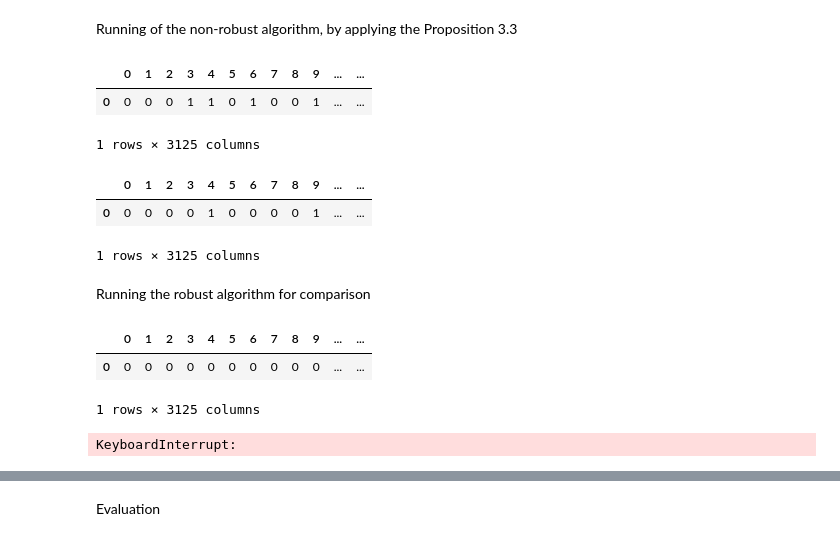
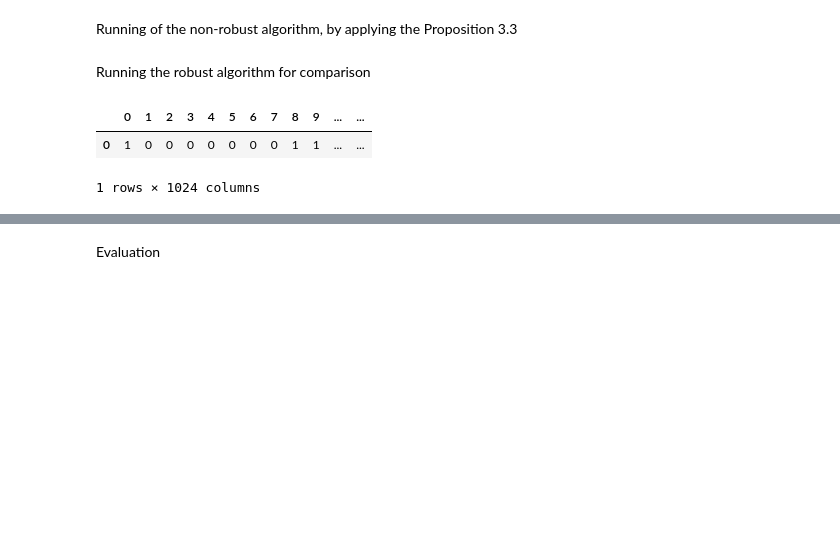
Before and after one commit to CecileDecker/Q_learning, a Jupyter notebook: Pub_StockInvesting.ipynb, the cells around one changed output, grey strips where cells are left out. Cells and saved outputs as stored; diff of their text form; code cells hidden in the pictures; blank space fills up the shorter version.

```diff
--- a/Pub_StockInvesting.ipynb
+++ b/Pub_StockInvesting.ipynb
@@ -104,9 +126,10 @@ ret3 = returns_train_3
 Definition of the parameters to use the algorithm
 # %%
 # State Space
-T = [-2, -1, 0, 1, 2]
+T = [-2, -1, 1, 2]
 X = np.array(list(itertools.product(T, repeat=h)))
 #X
+#X2 = np.array(list(itertools.product(T, repeat=h2)))
 # %%
 A = np.array([0, 1]) # Actions
 
@@ -279,38 +259,2 @@ def P_worse2(x,a):
-# %%
-def p1(x, a, y):
-    ind = np.flatnonzero((x_0==X).all(1))[0]
-    p_d, p_d0, p_0, p_u0, p_u = p1_list[ind]
-    return p_d * np.all(y==np.concatenate([x[1:],[-2]])) + p_d0*np.all(y==np.concatenate([x[1:],[-1]])) + p_0*np.all(y==np.concatenate([x[1:],[0]])) + p_u0*np.all(y==np.concatenate([x[1:],[1]])) + p_u*np.all(y==np.concatenate([x[1:],[2]]))
-
-def P1(x,a):
-    ind = np.flatnonzero((x_0==X).all(1))[0]
-    p_d, p_d0, p_0, p_u0, p_u = p1_list[ind]
-    rand_unif = (np.random.random_sample(size=1))
-    rand = - 2*int(rand_unif < p_d) - 1*int((rand_unif >= (p_d)) * (rand_unif < (p_d+p_d0))) + 0*int((rand_unif >= (p_d+p_d0)) * (rand_unif < (p_d+p_d0+p_0))) + 1*int((rand_unif >= (p_d+p_d0+p_0)) * (rand_unif < (p_d+p_d0+p_0+p_u0))) + 2*int(rand_unif >= (p_d+p_d0+p_0+p_u0))
-    return np.concatenate([x[1:],[rand]])
-
-def p2(x, a, y):
-    ind = np.flatnonzero((x_0==X).all(1))[0]
-    p_d, p_d0, p_0, p_u0, p_u = p2_list[ind]
-    return p_d * np.all(y==np.concatenate([x[1:],[-2]])) + p_d0*np.all(y==np.concatenate([x[1:],[-1]])) + p_0*np.all(y==np.concatenate([x[1:],[0]])) + p_u0*np.all(y==np.concatenate([x[1:],[1]])) + p_u*np.all(y==np.concatenate([x[1:],[2]]))
-
-def P2(x,a):
-    ind = np.flatnonzero((x_0==X).all(1))[0]
-    p_d, p_d0, p_0, p_u0, p_u = p2_list[ind]
-    rand_unif = (np.random.random_sample(size=1))
-    rand = - 2*int(rand_unif < p_d) - 1*int((rand_unif >= (p_d)) * (rand_unif < (p_d+p_d0))) + 0*int((rand_unif >= (p_d+p_d0)) * (rand_unif < (p_d+p_d0+p_0))) + 1*int((rand_unif >= (p_d+p_d0+p_0)) * (rand_unif < (p_d+p_d0+p_0+p_u0))) + 2*int(rand_unif >= (p_d+p_d0+p_0+p_u0))
-    return np.concatenate([x[1:],[rand]])
-
-def p3(x, a, y):
-    ind = np.flatnonzero((x_0==X).all(1))[0]
-    p_d, p_d0, p_0, p_u0, p_u = p3_list[ind]
-    return p_d * np.all(y==np.concatenate([x[1:],[-2]])) + p_d0*np.all(y==np.concatenate([x[1:],[-1]])) + p_0*np.all(y==np.concatenate([x[1:],[0]])) + p_u0*np.all(y==np.concatenate([x[1:],[1]])) + p_u*np.all(y==np.concatenate([x[1:],[2]]))
-
-def P3(x,a):
-    ind = np.flatnonzero((x_0==X).all(1))[0]
-    p_d, p_d0, p_0, p_u0, p_u = p3_list[ind]
-    rand_unif = (np.random.random_sample(size=1))
-    rand = - 2*int(rand_unif < p_d) - 1*int((rand_unif >= (p_d)) * (rand_unif < (p_d+p_d0))) + 0*int((rand_unif >= (p_d+p_d0)) * (rand_unif < (p_d+p_d0+p_0))) + 1*int((rand_unif >= (p_d+p_d0+p_0)) * (rand_unif < (p_d+p_d0+p_0+p_u0))) + 2*int(rand_unif >= (p_d+p_d0+p_0+p_u0))
-    return np.concatenate([x[1:],[rand]])
 # %% [markdown]
 Running of the non-robust algorithm, by applying the Proposition 3.3
@@ -325,49 +261,24 @@ def a_opt(t, Q_opt):
-# %%
-df1 = pd.DataFrame(np.array([[a_opt(x, Q_0_1) for x in X]]))
-#df.columns = ['-2', '-1', '0', '1', '2']
-df1
-# %% [output]
-|  | 0 | 1 | 2 | 3 | 4 | 5 | 6 | 7 | 8 | 9 | ... | ... |
-| 0 | 0 | 0 | 0 | 1 | 1 | 0 | 1 | 0 | 0 | 1 | ... | ... |
-1 rows × 3125 columns
-# %%
-Nr_iter = 1_000_000
-Q_0_2, V = q_learning(X, A, r, P_worse2, alpha, x_0, eps_greedy, Nr_iter, gamma_t_tilde = lambda t: 1/(t+1), Q_0 = 2*np.ones([len(X),len(A)]))#q_learning(X, A, r, MU_tilde, alpha, x_0, eps_greedy, Nr_iter, gamma_t_tilde = lambda t: 1/(t+1), Q_0 = np.ones([len(X),len(A)]))
-df2 = pd.DataFrame(np.array([[a_opt(x, Q_0_2) for x in X]]))
-df2
-# %% [output]
-|  | 0 | 1 | 2 | 3 | 4 | 5 | 6 | 7 | 8 | 9 | ... | ... |
-| 0 | 0 | 0 | 0 | 0 | 1 | 0 | 0 | 0 | 0 | 1 | ... | ... |
-1 rows × 3125 columns
 # %% [markdown]
 Running the robust algorithm for comparison
 # %%
-Nr_iter = 10_000
-Q_opt_robust, V = robust_q_learning_v2(X, A, r, np.array([P1, P2, P3]), np.array([p1, p2, p3]), alpha, x_0, k_0, eps_greedy, Nr_iter, gamma_t_tilde = lambda t: 1/(t+1), Q_0 = np.ones([len(X),len(A)]))
+Nr_iter = 1_000_000
+Q_opt_robust_1, V_1 = robust_q_learning_v2(X, A, r1, np.array([P1, P2, P3]), np.array([p1, p2, p3]), alpha, x1_0, k_0, eps_greedy, Nr_iter, gamma_t_tilde = lambda t: 1/(t+1), Q_0 = np.ones([len(X),len(A)]))
 
 # Get the result of the Q-Learning algorithm,
 # Get the optimal results for each x in X
 def a_opt(t, Q_opt):
     return A[np.argmax(Q_opt[x_index(t),:])]
 
-df_rob = pd.DataFrame(np.array([[a_opt(x, Q_opt_robust) for x in X]]))
+df_rob = pd.DataFrame(np.array([[a_opt(x, Q_opt_robust_1) for x in X]]))
 #df.columns = ['-2', '-1', '0', '1', '2']
 df_rob
 # %% [output]
 |  | 0 | 1 | 2 | 3 | 4 | 5 | 6 | 7 | 8 | 9 | ... | ... |
-| 0 | 0 | 0 | 0 | 0 | 0 | 0 | 0 | 0 | 0 | 0 | ... | ... |
+| 0 | 1 | 0 | 0 | 0 | 0 | 0 | 0 | 0 | 1 | 1 | ... | ... |
-1 rows × 3125 columns
+1 rows × 1024 columns
 # %%
-Nr_iter = 1_000_000
-Q_opt_robust, V = robust_q_learning_v2(X, A, r, np.array([P1, P2, P3]), np.array([p1, p2, p3]), alpha, x_0, k_0, eps_greedy, Nr_iter, gamma_t_tilde = lambda t: 1/(t+1), Q_0 = np.ones([len(X),len(A)]))
+Q_opt_robust_2, V_2 = robust_q_learning_v2(X, A, r2, np.array([P1, P2, P3]), np.array([p1, p2, p3]), alpha, x1_0, k_0, eps_greedy, Nr_iter, gamma_t_tilde = lambda t: 1/(t+1), Q_0 = np.ones([len(X),len(A)]))
 
-# Get the result of the Q-Learning algorithm,
-# Get the optimal results for each x in X
-def a_opt(t, Q_opt):
-    return A[np.argmax(Q_opt[x_index(t),:])]
-
-df_rob = pd.DataFrame(np.array([[a_opt(x, Q_opt_robust) for x in X]]))
+df_rob_ = pd.DataFrame(np.array([[a_opt(x, Q_opt_robust_2) for x in X]]))
 #df.columns = ['-2', '-1', '0', '1', '2']
-df_rob
+df_rob_
-# %% [output]
-KeyboardInterrupt:
```
Also changed, not shown: parts of 21 cells of this notebook, 1 other file.
